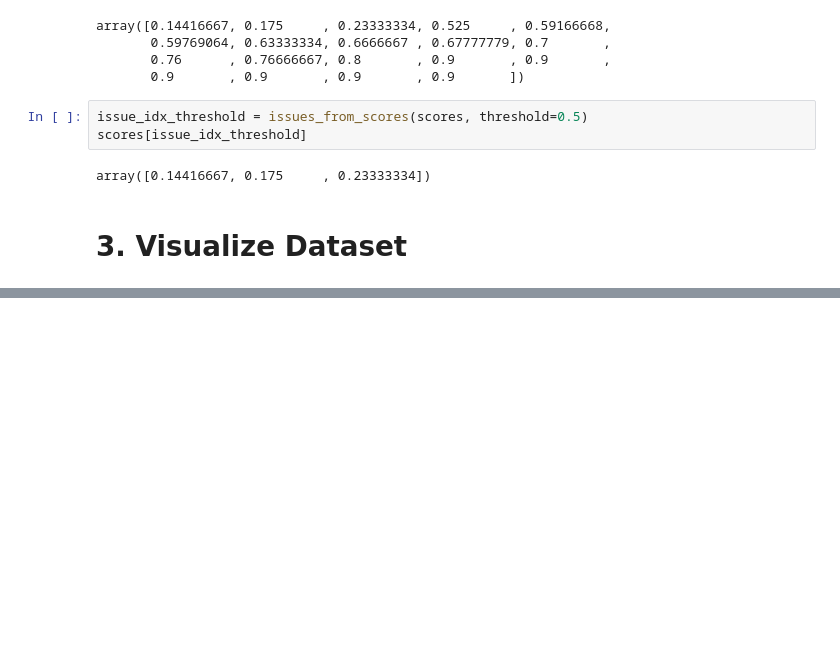
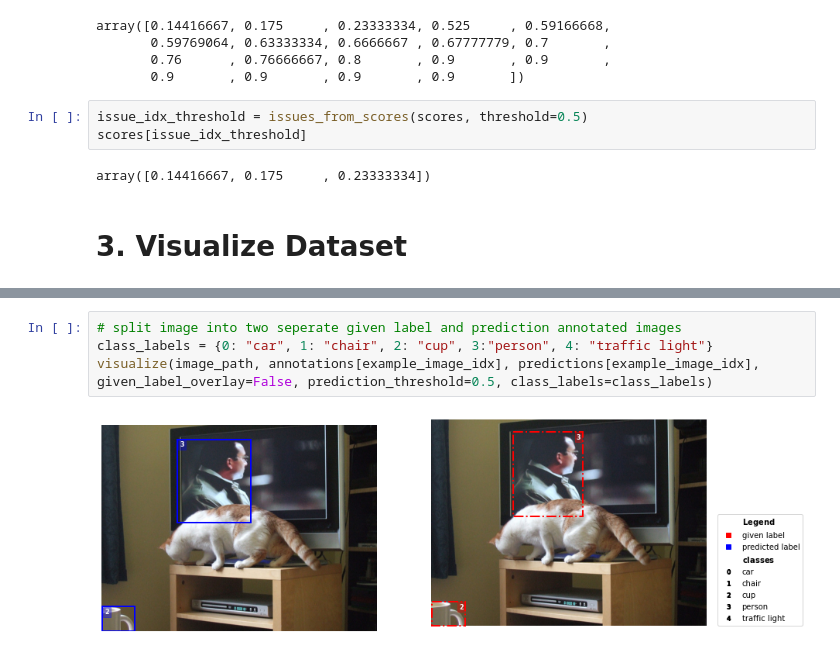
Before and after one commit to cleanlab/cleanlab, a Jupyter notebook: cleanlab/object_detection/tutorial/object_detection_tutorial.ipynb, the cells around one changed output, grey strips where cells are left out. Drawn from its saved outputs; the diff is of its cells as text; blank space fills up the shorter version.

```diff
--- a/cleanlab/object_detection/tutorial/object_detection_tutorial.ipynb
+++ b/cleanlab/object_detection/tutorial/object_detection_tutorial.ipynb
@@ -124,0 +128,6 @@ viz(image_path, predictions[example_image_idx], annotations[example_image_idx],
+# %%
+# split image into two seperate given label and prediction annotated images
+class_labels = {0: "car", 1: "chair", 2: "cup", 3:"person", 4: "traffic light"}
+visualize(image_path, annotations[example_image_idx], predictions[example_image_idx], given_label_overlay=False, prediction_threshold=0.5, class_labels=class_labels)
+# %% [output]
+[figure, added]
```
Also changed, not shown: parts of 7 cells of this notebook.
